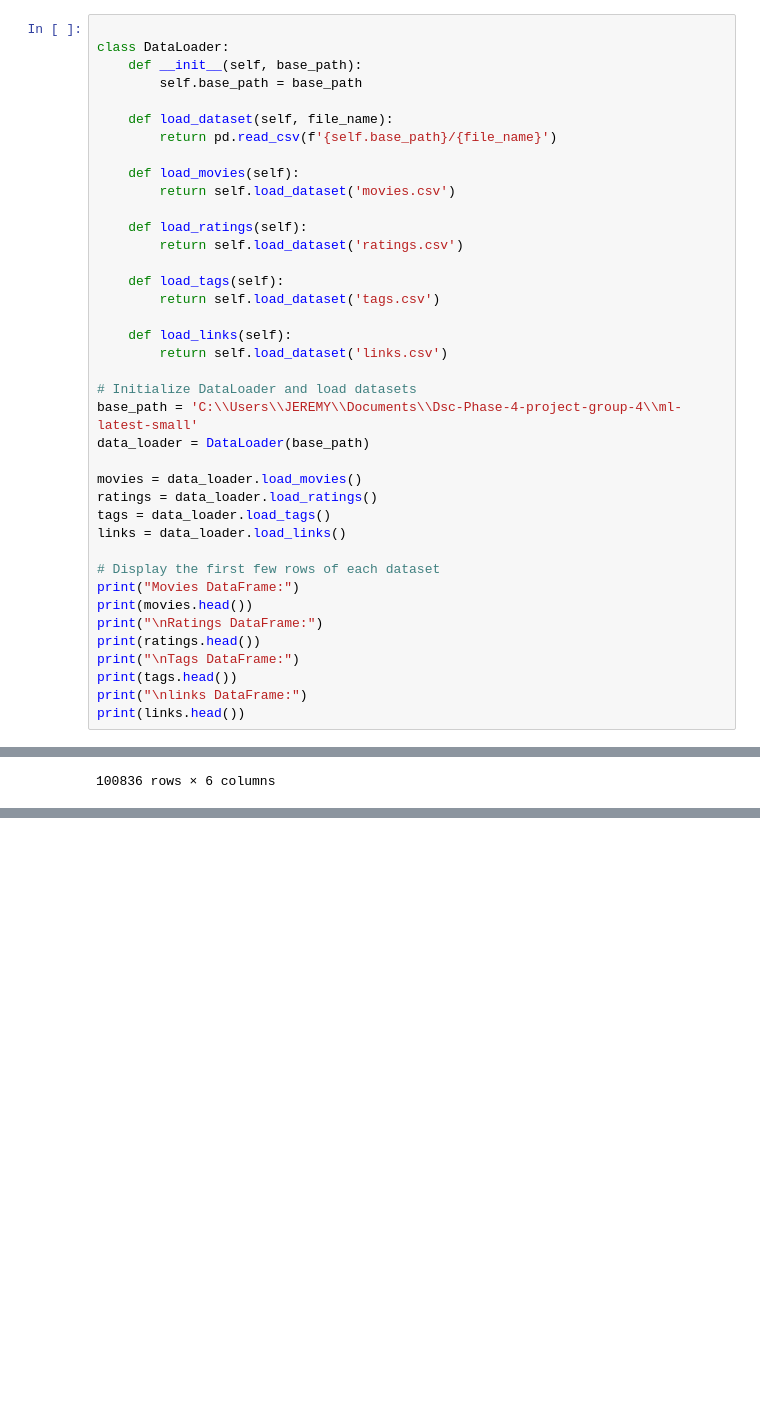
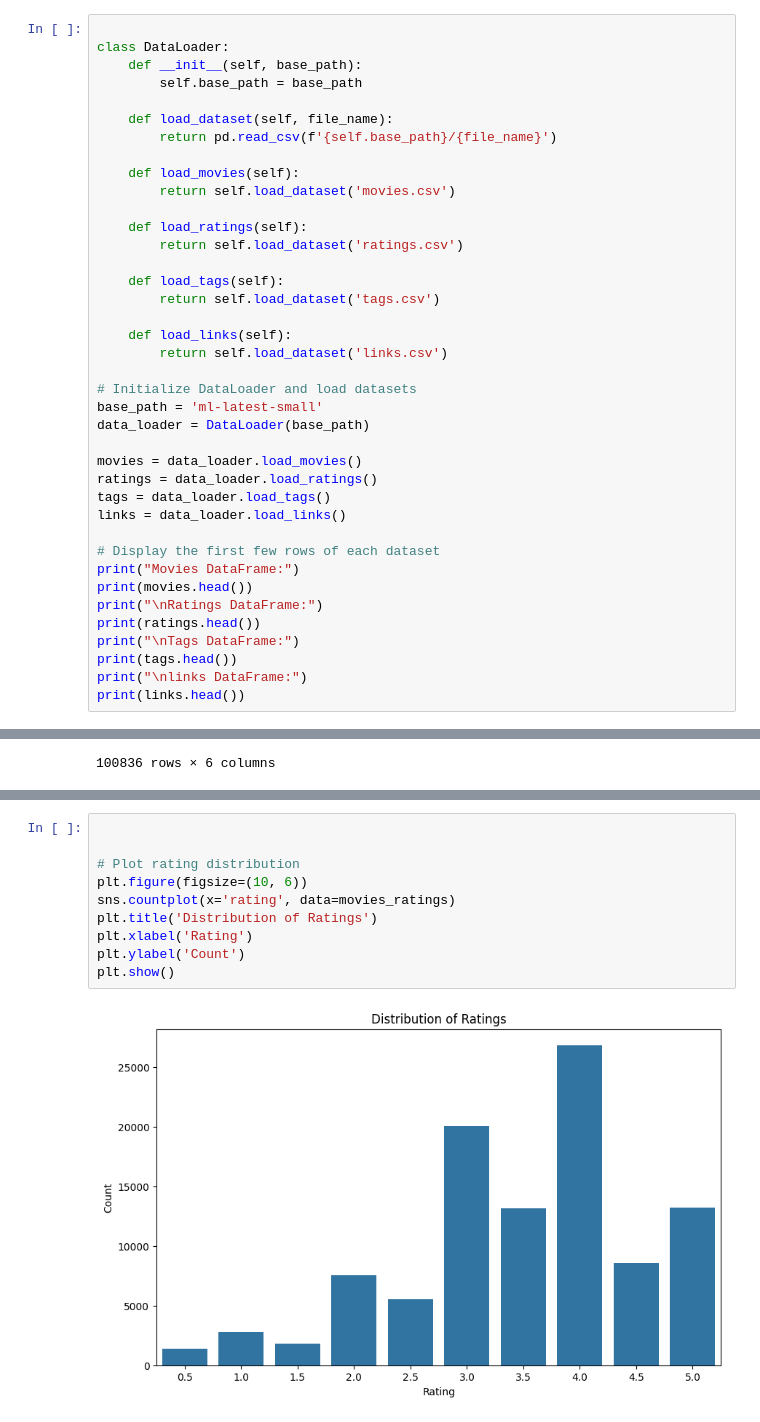
Before and after one commit to MercyKiragu/Dsc-Phase-4-project-group-2, a Jupyter notebook: notebook.ipynb, the cells around one changed output, grey strips where cells are left out. Drawn from its saved outputs; the diff is of its cells as text; blank space fills up the shorter version.

Commit message:
Exploratory Data Analysis

```diff
--- a/notebook.ipynb
+++ b/notebook.ipynb
@@ -99,7 +102,7 @@ class DataLoader:
         return self.load_dataset('links.csv')
 
 # Initialize DataLoader and load datasets
-base_path = 'C:\\Users\\JEREMY\\Documents\\Dsc-Phase-4-project-group-4\\ml-latest-small'
+base_path = 'ml-latest-small'
 data_loader = DataLoader(base_path)
 
 movies = data_loader.load_movies()
@@ -324,0 +358,12 @@ movies_ratings
+# %%
+
+
+# Plot rating distribution
+plt.figure(figsize=(10, 6))
+sns.countplot(x='rating', data=movies_ratings)
+plt.title('Distribution of Ratings')
+plt.xlabel('Rating')
+plt.ylabel('Count')
+plt.show()
+# %% [output]
+[figure, added]
```
Also changed, not shown: parts of 23 cells of this notebook.
